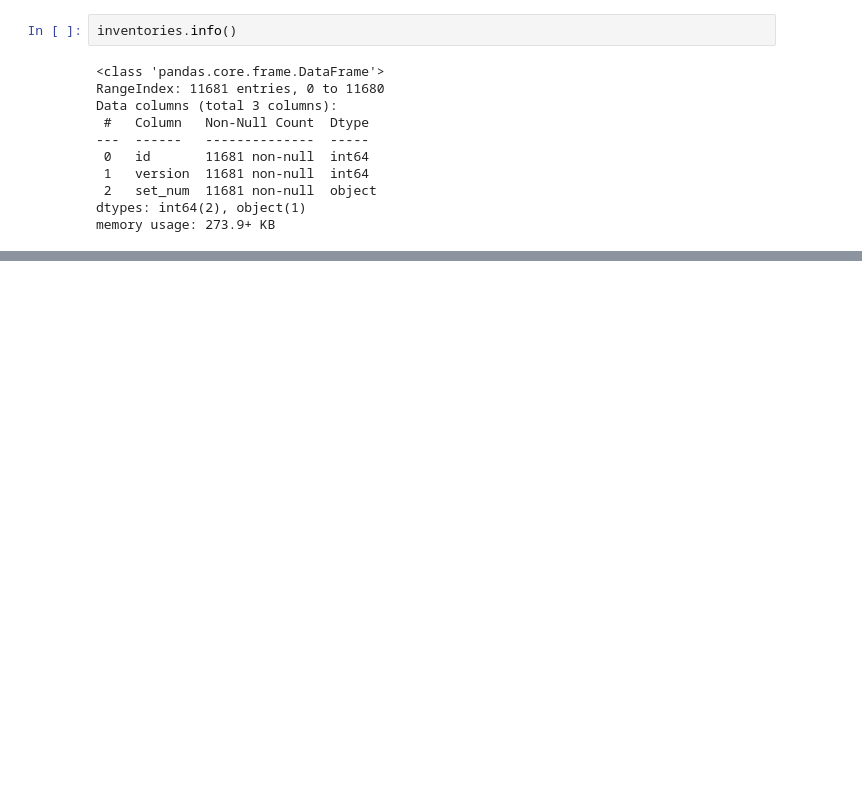
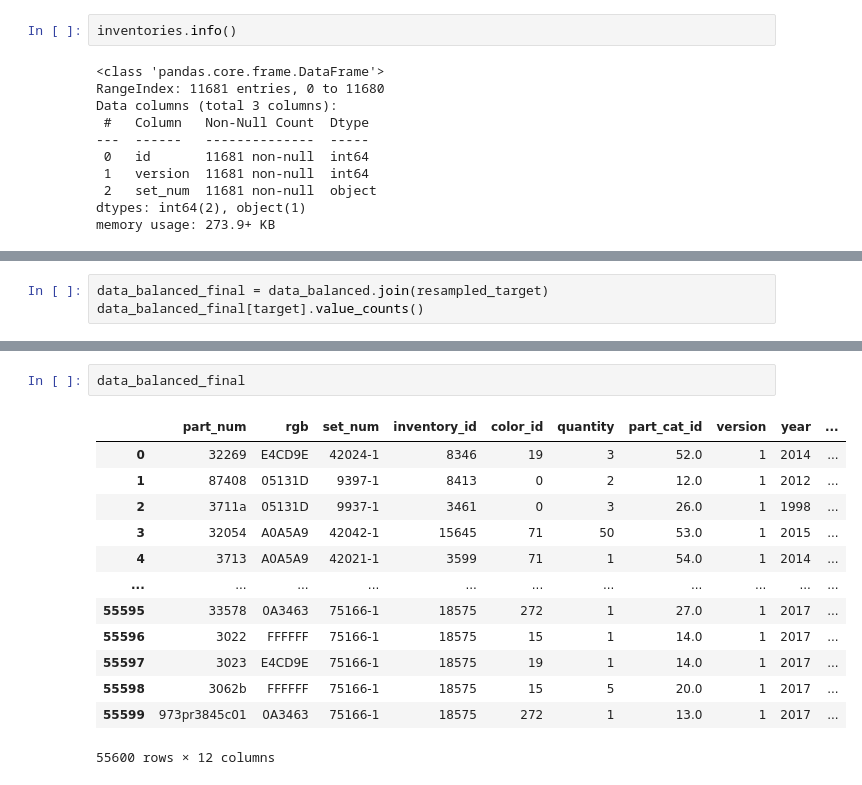
Before and after one commit to matias-herreros/ADD_Lego, a Jupyter notebook: EDA.ipynb, the cells around one changed output, grey strips where cells are left out. Drawn from its saved outputs; the diff is of its cells as text; blank space fills up the shorter version.

```diff
--- a/EDA.ipynb
+++ b/EDA.ipynb
@@ -351,0 +645,3 @@ memory usage: 273.9+ KB
+# %%
+data_balanced_final = data_balanced.join(resampled_target)
+data_balanced_final[target].value_counts()
@@ -351,0 +662,16 @@ memory usage: 273.9+ KB
+# %%
+data_balanced_final
+# %% [output]
+|  | part_num | rgb | set_num | inventory_id | color_id | quantity | part_cat_id | version | year | ... |
+| 0 | 32269 | E4CD9E | 42024-1 | 8346 | 19 | 3 | 52.0 | 1 | 2014 | ... |
+| 1 | 87408 | 05131D | 9397-1 | 8413 | 0 | 2 | 12.0 | 1 | 2012 | ... |
+| 2 | 3711a | 05131D | 9937-1 | 3461 | 0 | 3 | 26.0 | 1 | 1998 | ... |
+| 3 | 32054 | A0A5A9 | 42042-1 | 15645 | 71 | 50 | 53.0 | 1 | 2015 | ... |
+| 4 | 3713 | A0A5A9 | 42021-1 | 3599 | 71 | 1 | 54.0 | 1 | 2014 | ... |
+| ... | ... | ... | ... | ... | ... | ... | ... | ... | ... | ... |
+| 55595 | 33578 | 0A3463 | 75166-1 | 18575 | 272 | 1 | 27.0 | 1 | 2017 | ... |
+| 55596 | 3022 | FFFFFF | 75166-1 | 18575 | 15 | 1 | 14.0 | 1 | 2017 | ... |
+| 55597 | 3023 | E4CD9E | 75166-1 | 18575 | 19 | 1 | 14.0 | 1 | 2017 | ... |
+| 55598 | 3062b | FFFFFF | 75166-1 | 18575 | 15 | 5 | 20.0 | 1 | 2017 | ... |
+| 55599 | 973pr3845c01 | 0A3463 | 75166-1 | 18575 | 272 | 1 | 13.0 | 1 | 2017 | ... |
+55600 rows × 12 columns
```
Also changed, not shown: parts of 29 cells of this notebook.
